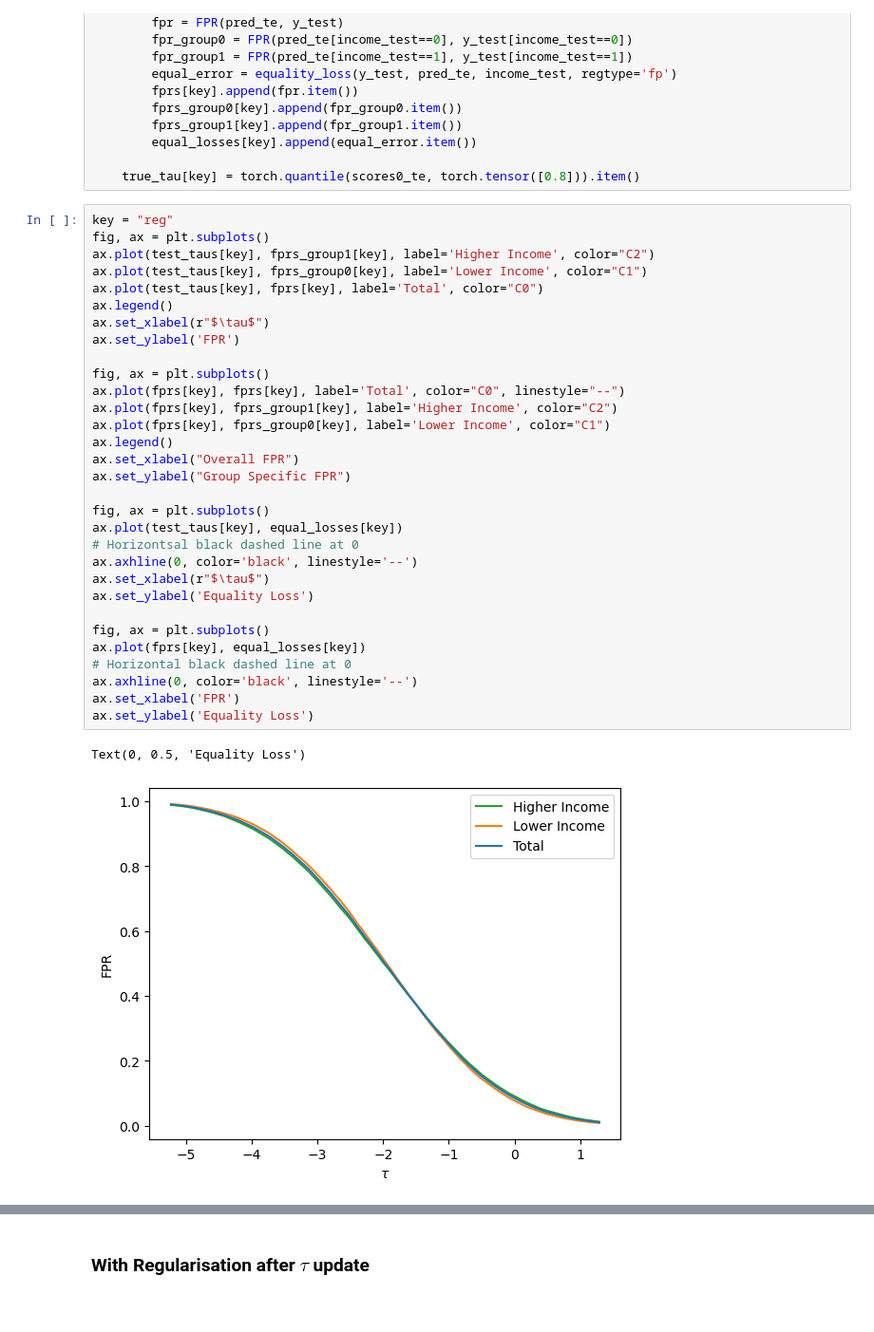
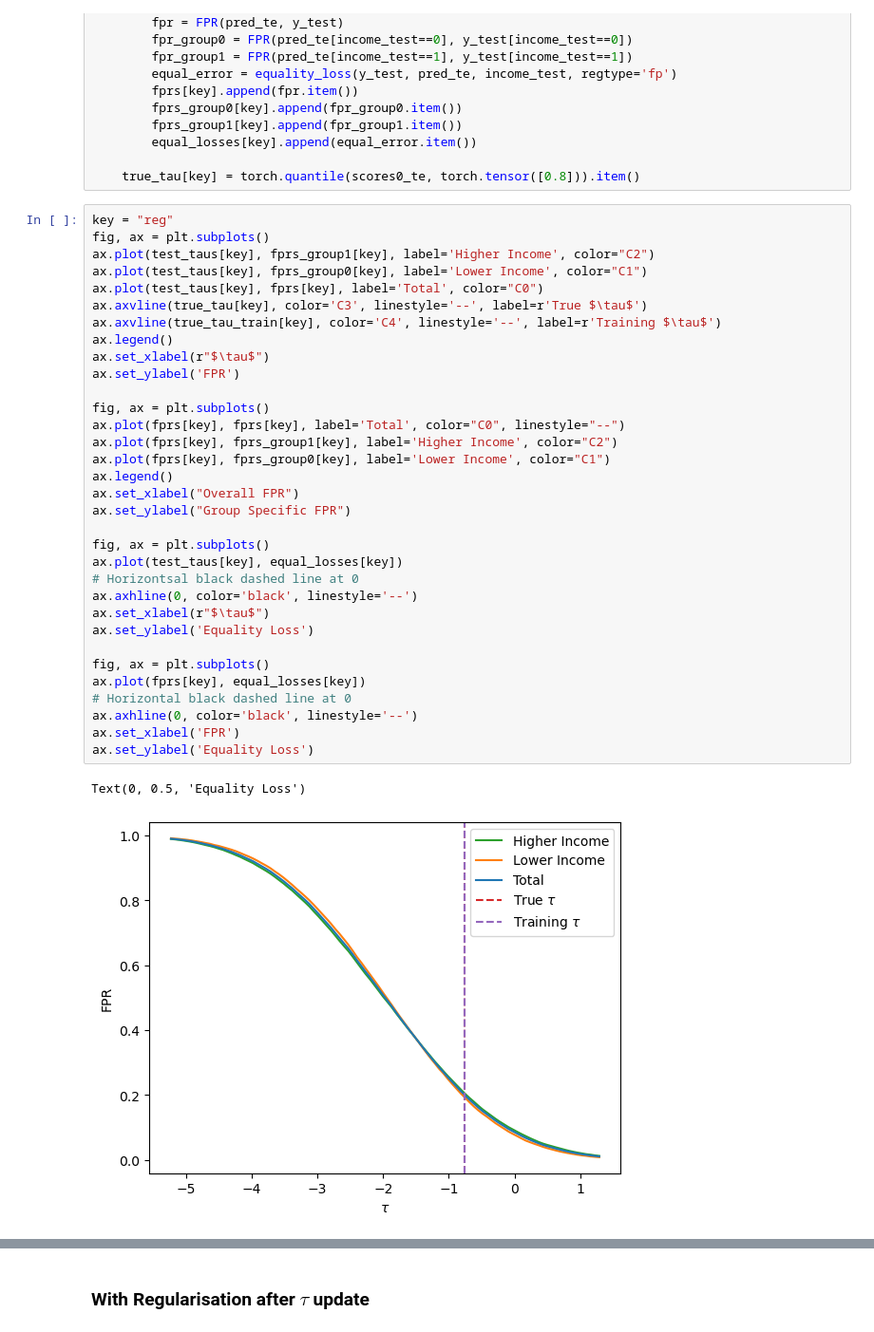
Before and after one commit to joshgivens/ClassificationwithAltLoss, a Jupyter notebook: fairness_constraints/Regularisation/equal_odds.ipynb, the cells around one changed output, grey strips where cells are left out. Shown at 95% size. Saved outputs shown, nothing was run; the diff lists cells and outputs as text.

```diff
--- a/fairness_constraints/Regularisation/equal_odds.ipynb
+++ b/fairness_constraints/Regularisation/equal_odds.ipynb
@@ -2015,34 +2015,36 @@ fig, ax = plt.subplots()
 ax.plot(test_taus[key], fprs_group1[key], label='Higher Income', color="C2")
 ax.plot(test_taus[key], fprs_group0[key], label='Lower Income', color="C1")
 ax.plot(test_taus[key], fprs[key], label='Total', color="C0")
+ax.axvline(true_tau[key], color='C3', linestyle='--', label=r'True $\tau$')
+ax.axvline(true_tau_train[key], color='C4', linestyle='--', label=r'Training $\tau$')
 ax.legend()
 ax.set_xlabel(r"$\tau$")
 ax.set_ylabel('FPR')
 
 fig, ax = plt.subplots()
 ax.plot(fprs[key], fprs[key], label='Total', color="C0", linestyle="--")
 ax.plot(fprs[key], fprs_group1[key], label='Higher Income', color="C2")
 ax.plot(fprs[key], fprs_group0[key], label='Lower Income', color="C1")
 ax.legend()
 ax.set_xlabel("Overall FPR")
 ax.set_ylabel("Group Specific FPR")
 
 fig, ax = plt.subplots()
 ax.plot(test_taus[key], equal_losses[key])
 # Horizontsal black dashed line at 0
 ax.axhline(0, color='black', linestyle='--')
 ax.set_xlabel(r"$\tau$")
 ax.set_ylabel('Equality Loss')
 
 fig, ax = plt.subplots()
 ax.plot(fprs[key], equal_losses[key])
 # Horizontal black dashed line at 0
 ax.axhline(0, color='black', linestyle='--')
 ax.set_xlabel('FPR')
 ax.set_ylabel('Equality Loss')
 # %% [output]
 Text(0, 0.5, 'Equality Loss')
-[figure, old version]
+[figure, new version]
 [figure]
 [figure]
 [figure]
```
Also changed, not shown: parts of 2 cells of this notebook.
